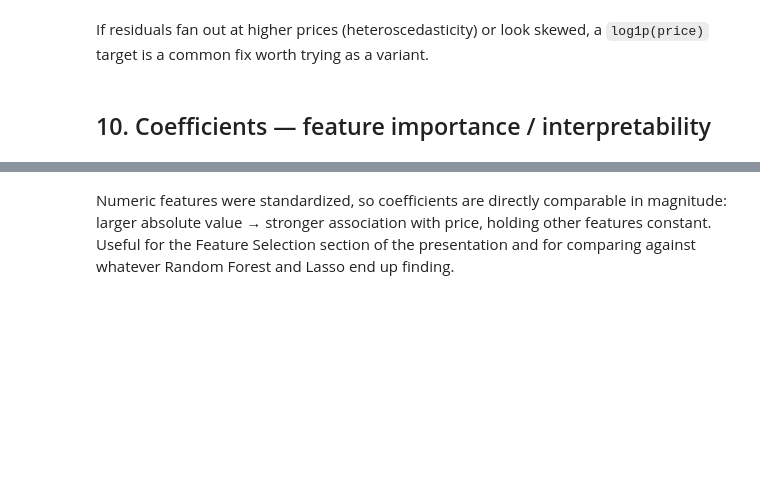
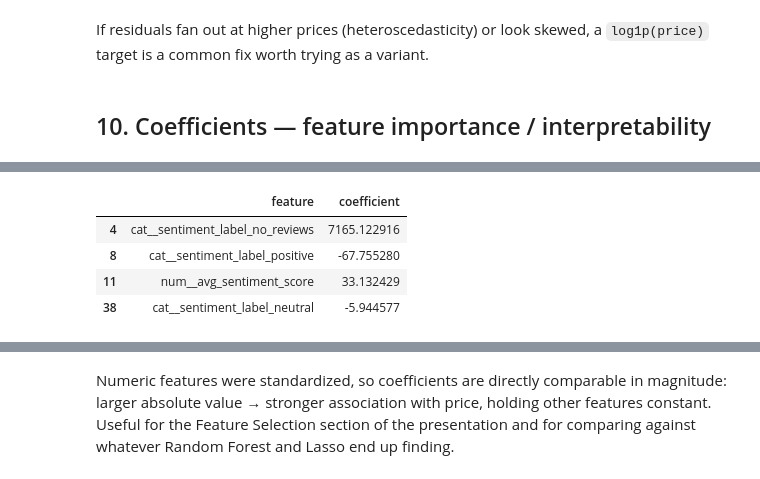
Before and after one commit to aantoo-cr/airbnb-rome-analysis, a Jupyter notebook: notebooks/07_linear_regression_model.ipynb, the cells around one changed output, grey strips where cells are left out. Saved outputs shown, nothing was run; the diff lists cells and outputs as text; code cells hidden in the pictures; blank space fills up the shorter version.

```diff
--- a/notebooks/07_linear_regression_model.ipynb
+++ b/notebooks/07_linear_regression_model.ipynb
@@ -359,0 +360,14 @@ coef_table.head(20)
+# %%
+coef_table[
+    coef_table["feature"].str.contains(
+        "sentiment",
+        case=False,
+        na=False
+    )
+]
+# %% [output]
+|  | feature | coefficient |
+| 4 | cat__sentiment_label_no_reviews | 7165.122916 |
+| 8 | cat__sentiment_label_positive | -67.755280 |
+| 11 | num__avg_sentiment_score | 33.132429 |
+| 38 | cat__sentiment_label_neutral | -5.944577 |
```
Also changed, not shown: parts of 7 cells of this notebook, 7 other files.
